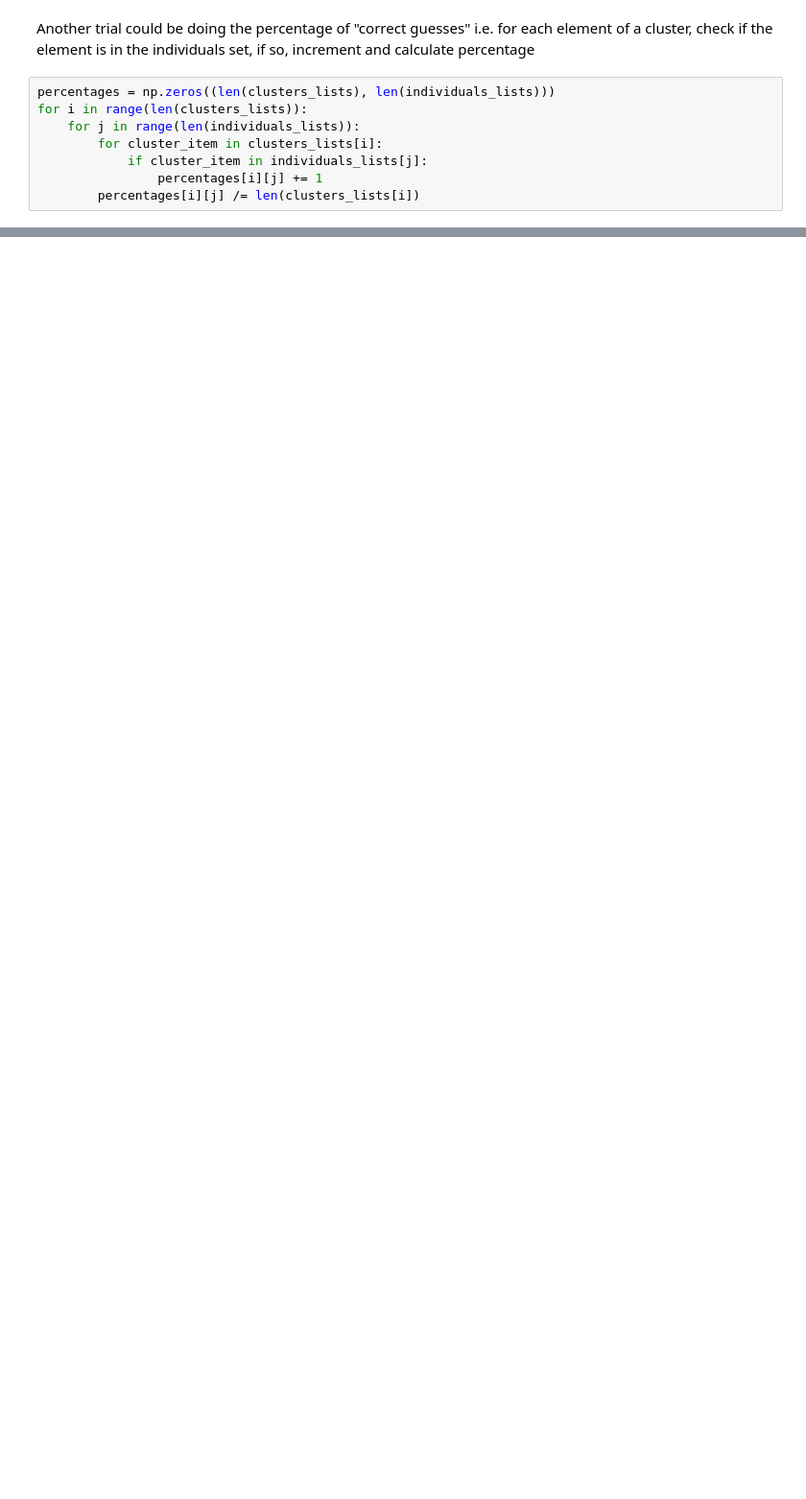
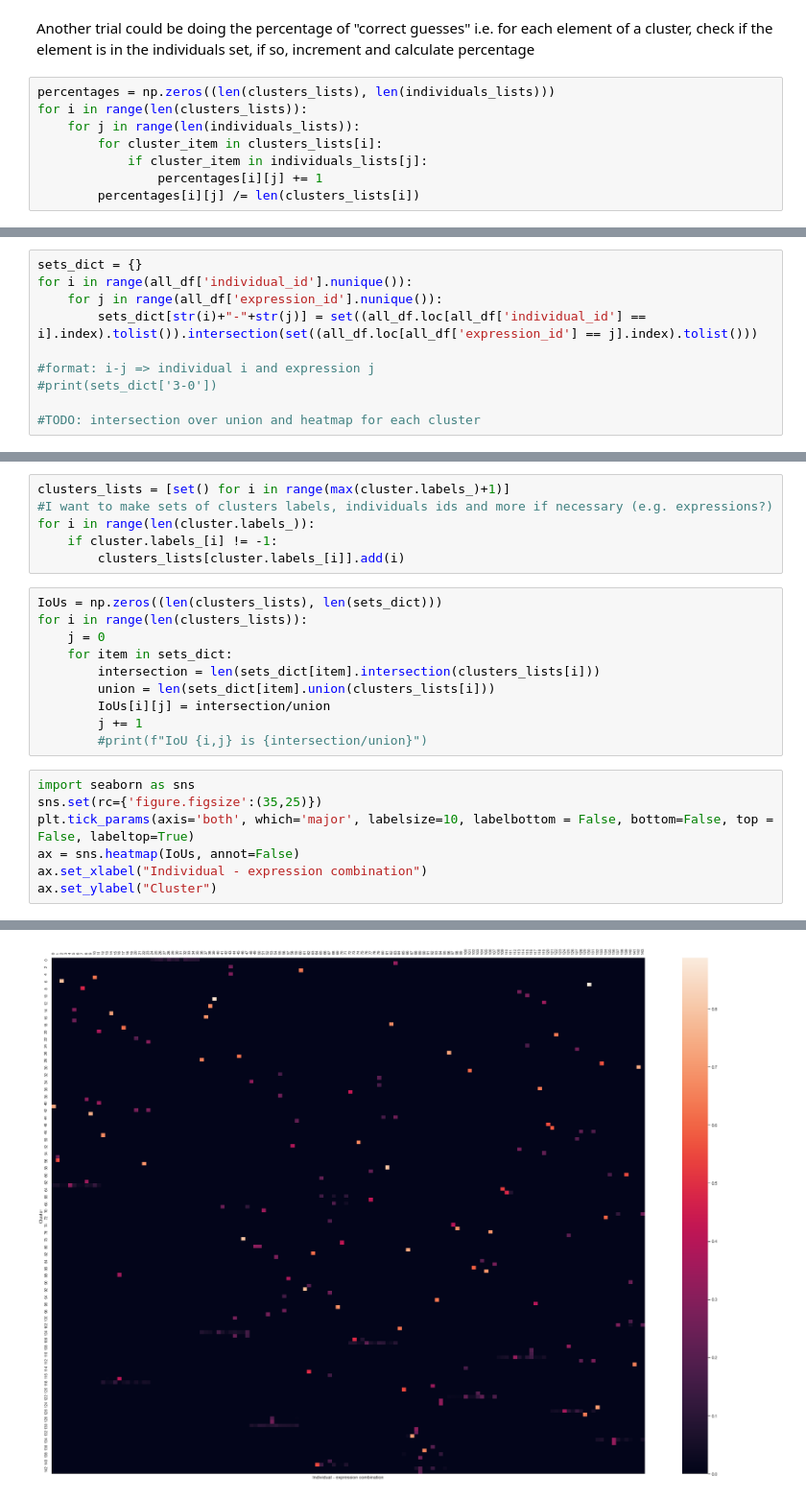
Before and after one commit to wedrid/Neural3DMM, a Jupyter notebook: explore_clusters/clusters_exploration.ipynb, the cells around one changed output, grey strips where cells are left out. Shown: that part at 96% size. Saved outputs shown, nothing was run; the diff lists cells and outputs as text; blank space fills up the shorter version.

```diff
--- a/explore_clusters/clusters_exploration.ipynb
+++ b/explore_clusters/clusters_exploration.ipynb
@@ -250,0 +301,10 @@ Text(33.0, 0.5, 'Cluster')
+# %%
+sets_dict = {}
+for i in range(all_df['individual_id'].nunique()):
+    for j in range(all_df['expression_id'].nunique()):
+        sets_dict[str(i)+"-"+str(j)] = set((all_df.loc[all_df['individual_id'] == i].index).tolist()).intersection(set((all_df.loc[all_df['expression_id'] == j].index).tolist()))
+
+#format: i-j => individual i and expression j
+#print(sets_dict['3-0'])
+
+#TODO: intersection over union and heatmap for each cluster
@@ -250,0 +315,24 @@ Text(33.0, 0.5, 'Cluster')
+# %%
+clusters_lists = [set() for i in range(max(cluster.labels_)+1)]
+#I want to make sets of clusters labels, individuals ids and more if necessary (e.g. expressions?)
+for i in range(len(cluster.labels_)):
+    if cluster.labels_[i] != -1:
+        clusters_lists[cluster.labels_[i]].add(i)
+# %%
+IoUs = np.zeros((len(clusters_lists), len(sets_dict)))
+for i in range(len(clusters_lists)):
+    j = 0
+    for item in sets_dict:
+        intersection = len(sets_dict[item].intersection(clusters_lists[i]))
+        union = len(sets_dict[item].union(clusters_lists[i]))
+        IoUs[i][j] = intersection/union
+        j += 1
+        #print(f"IoU {i,j} is {intersection/union}")
+# %%
+import seaborn as sns
+sns.set(rc={'figure.figsize':(35,25)})
+plt.tick_params(axis='both', which='major', labelsize=10, labelbottom = False, bottom=False, top = False, labeltop=True)
+ax = sns.heatmap(IoUs, annot=False)
+ax.set_xlabel("Individual - expression combination")
+ax.set_ylabel("Cluster")
+# %% [output]
@@ -250,0 +340 @@ Text(33.0, 0.5, 'Cluster')
+[figure, added]
```
Also changed, not shown: parts of 21 cells of this notebook, 1 other file.
